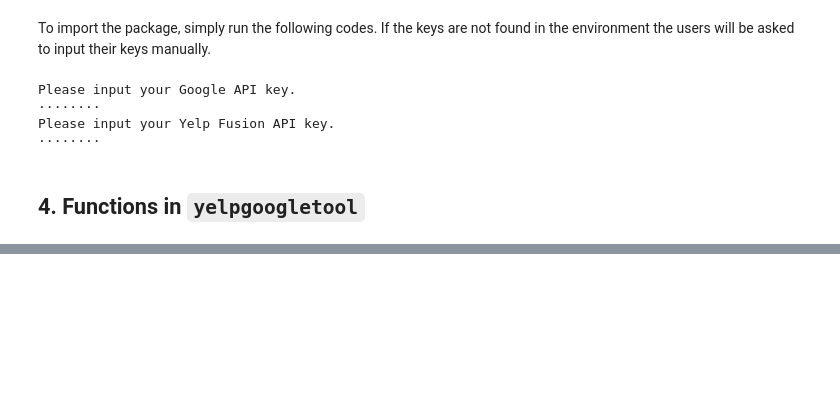
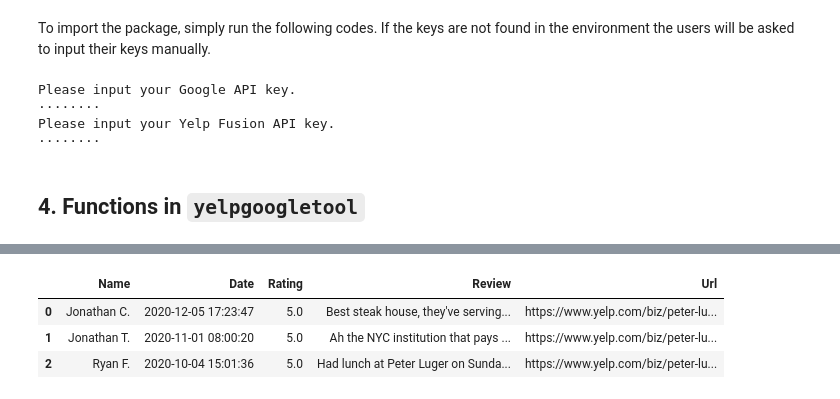
Before and after one commit to Simon-YG/yelpgoogletool, a Jupyter notebook: Vignette.ipynb, the cells around one changed output, grey strips where cells are left out. Saved outputs shown, nothing was run; the diff lists cells and outputs as text; code cells hidden in the pictures; blank space fills up the shorter version.

```diff
--- a/Vignette.ipynb
+++ b/Vignette.ipynb
@@ -63,0 +205,8 @@ Please input your Yelp Fusion API key.
+# %%
+# Get reviews for "Peter Luger"
+yelpgoogletool.GetReviews('4yPqqJDJOQX69gC66YUDkA')
+# %% [output]
+|  | Name | Date | Rating | Review | Url |
+| 0 | Jonathan C. | 2020-12-05 17:23:47 | 5.0 | Best steak house, they've serving... | https://www.yelp.com/biz/peter-lu... |
+| 1 | Jonathan T. | 2020-11-01 08:00:20 | 5.0 | Ah the NYC institution that pays ... | https://www.yelp.com/biz/peter-lu... |
+| 2 | Ryan F. | 2020-10-04 15:01:36 | 5.0 | Had lunch at Peter Luger on Sunda... | https://www.yelp.com/biz/peter-lu... |
```
Also changed, not shown: parts of 15 cells of this notebook, 1 other file.
